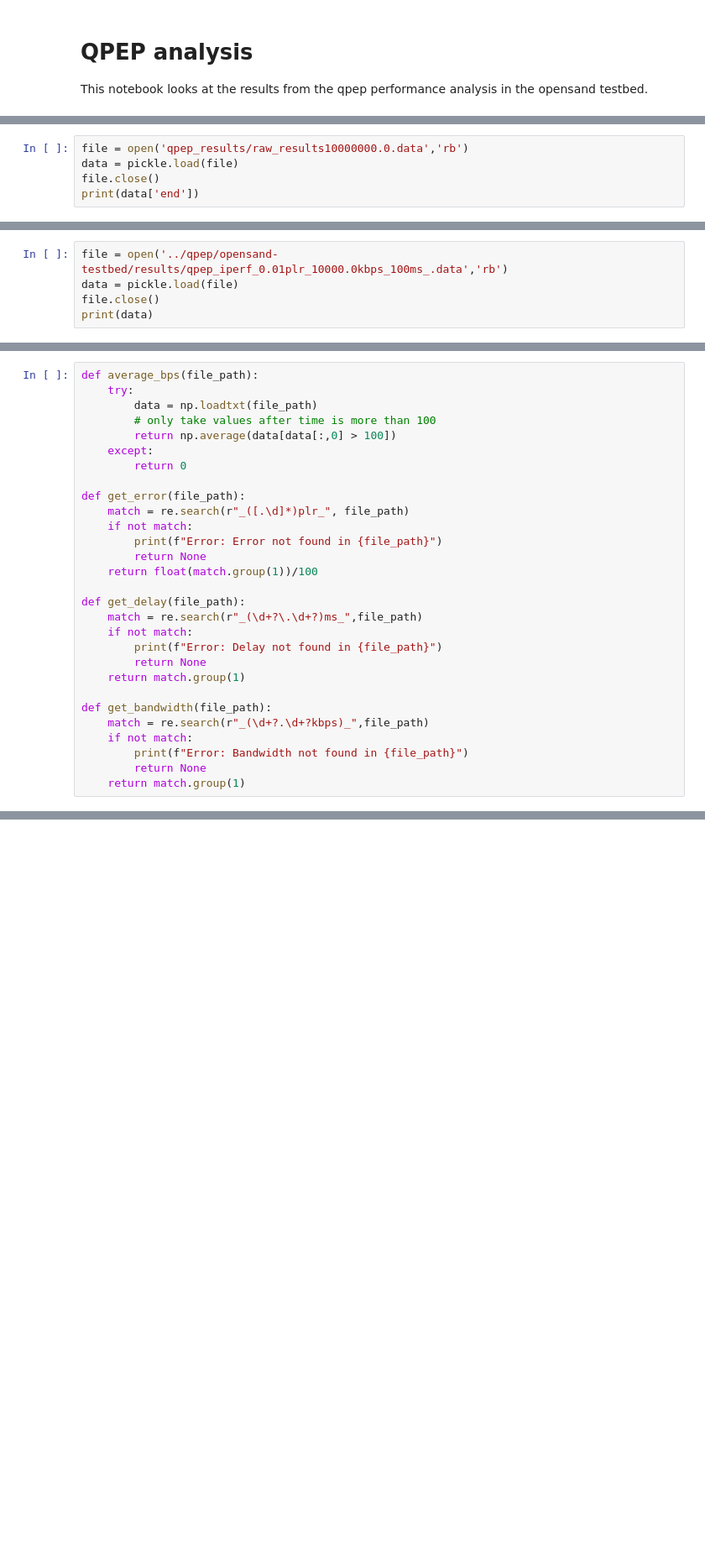
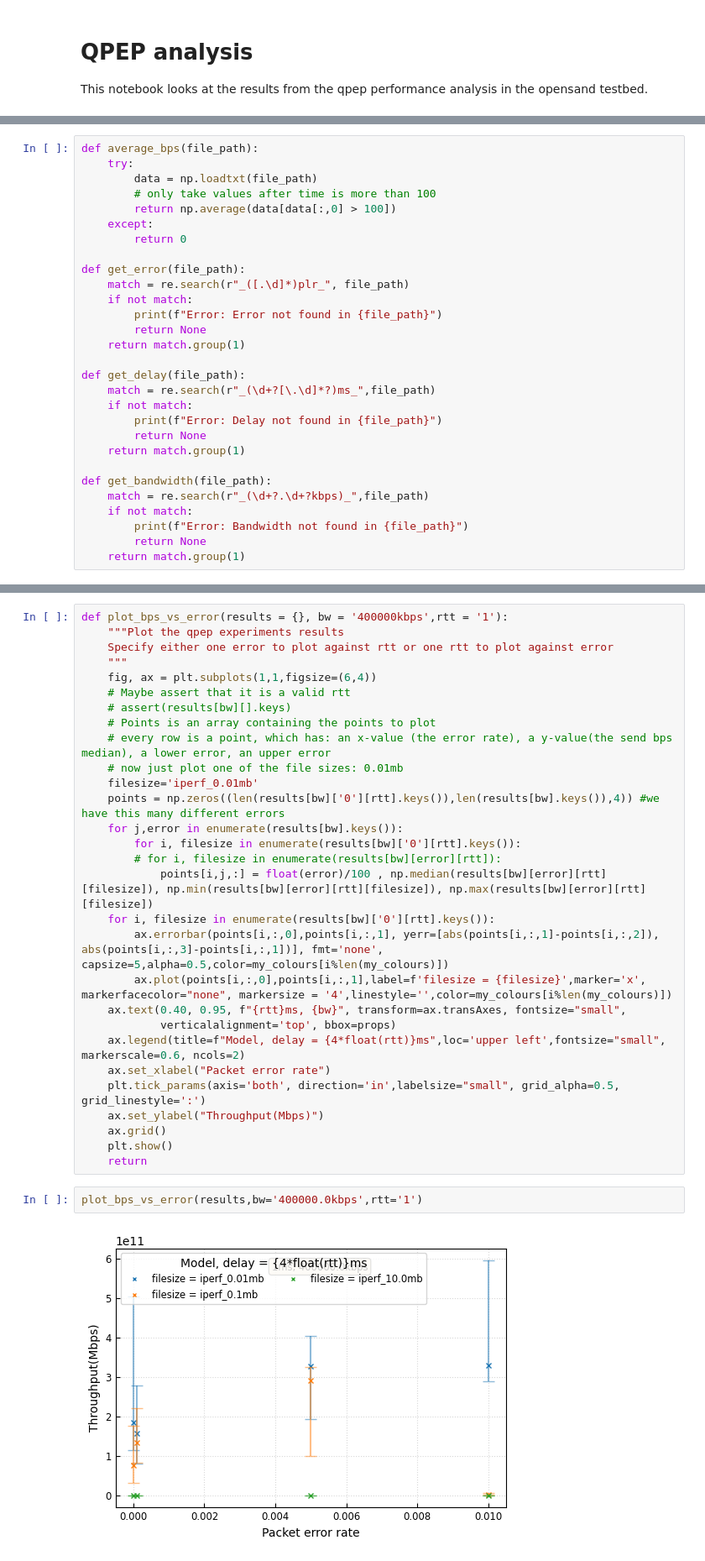
Before and after one commit to megretj/qpepcca, a Jupyter notebook: qpep_analysis.ipynb, the cells around one changed output, grey strips where cells are left out. Shown at 84% size. Cells and saved outputs as stored; diff of their text form; blank space fills up the shorter version.

Commit message:
plotting functions for qpep

````diff
--- a/qpep_analysis.ipynb
+++ b/qpep_analysis.ipynb
@@ -17,5 +12,0 @@ print(data['iperf_0.1mb']['sent_bps'])
-# %%
-file = open('qpep_results/raw_results10000000.0.data','rb')
-data = pickle.load(file)
-file.close()
-print(data['end'])
@@ -31,8 +20,3 @@ bandwidths
 |--delay
 |---filesize [10kbps,100kbps,10mbps]
 ```
-# %%
-file = open('../qpep/opensand-testbed/results/qpep_iperf_0.01plr_10000.0kbps_100ms_.data','rb')
-data = pickle.load(file)
-file.close()
-print(data)
@@ -52,10 +34,10 @@ def get_error(file_path):
     if not match:
         print(f"Error: Error not found in {file_path}")
         return None
-    return float(match.group(1))/100
+    return match.group(1)
 
 def get_delay(file_path):
-    match = re.search(r"_(\d+?\.\d+?)ms_",file_path)
+    match = re.search(r"_(\d+?[\.\d]*?)ms_",file_path)
     if not match:
         print(f"Error: Delay not found in {file_path}")
         return None
@@ -129,0 +90,33 @@ TypeError: list indices must be integers or slices, not str
+# %%
+def plot_bps_vs_error(results = {}, bw = '400000kbps',rtt = '1'):
+    """Plot the qpep experiments results
+    Specify either one error to plot against rtt or one rtt to plot against error
+    """
+    fig, ax = plt.subplots(1,1,figsize=(6,4))
+    # Maybe assert that it is a valid rtt
+    # assert(results[bw][].keys)
+    # Points is an array containing the points to plot
+    # every row is a point, which has: an x-value (the error rate), a y-value(the send bps median), a lower error, an upper error
+    # now just plot one of the file sizes: 0.01mb
+    filesize='iperf_0.01mb'
+    points = np.zeros((len(results[bw]['0'][rtt].keys()),len(results[bw].keys()),4)) #we have this many different errors
+    for j,error in enumerate(results[bw].keys()):
+        for i, filesize in enumerate(results[bw]['0'][rtt].keys()):
+        # for i, filesize in enumerate(results[bw][error][rtt]):
+            points[i,j,:] = float(error)/100 , np.median(results[bw][error][rtt][filesize]), np.min(results[bw][error][rtt][filesize]), np.max(results[bw][error][rtt][filesize])
+    for i, filesize in enumerate(results[bw]['0'][rtt].keys()):
+        ax.errorbar(points[i,:,0],points[i,:,1], yerr=[abs(points[i,:,1]-points[i,:,2]), abs(points[i,:,3]-points[i,:,1])], fmt='none', capsize=5,alpha=0.5,color=my_colours[i%len(my_colours)])
+        ax.plot(points[i,:,0],points[i,:,1],label=f'filesize = {filesize}',marker='x', markerfacecolor="none", markersize = '4',linestyle='',color=my_colours[i%len(my_colours)])
+    ax.text(0.40, 0.95, f"{rtt}ms, {bw}", transform=ax.transAxes, fontsize="small",
+            verticalalignment='top', bbox=props)
+    ax.legend(title=f"Model, delay = {4*float(rtt)}ms",loc='upper left',fontsize="small", markerscale=0.6, ncols=2)
+    ax.set_xlabel("Packet error rate")
+    plt.tick_params(axis='both', direction='in',labelsize="small", grid_alpha=0.5, grid_linestyle=':')
+    ax.set_ylabel("Throughput(Mbps)")
+    ax.grid()
+    plt.show()
+    return
+# %%
+plot_bps_vs_error(results,bw='400000.0kbps',rtt='1')
+# %% [output]
+[figure, added]
````
Also changed, not shown: parts of 8 cells of this notebook.
